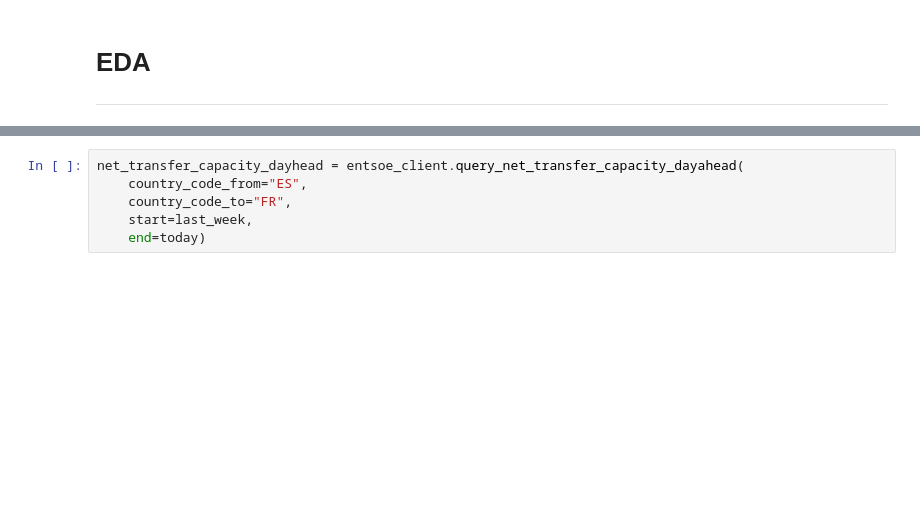
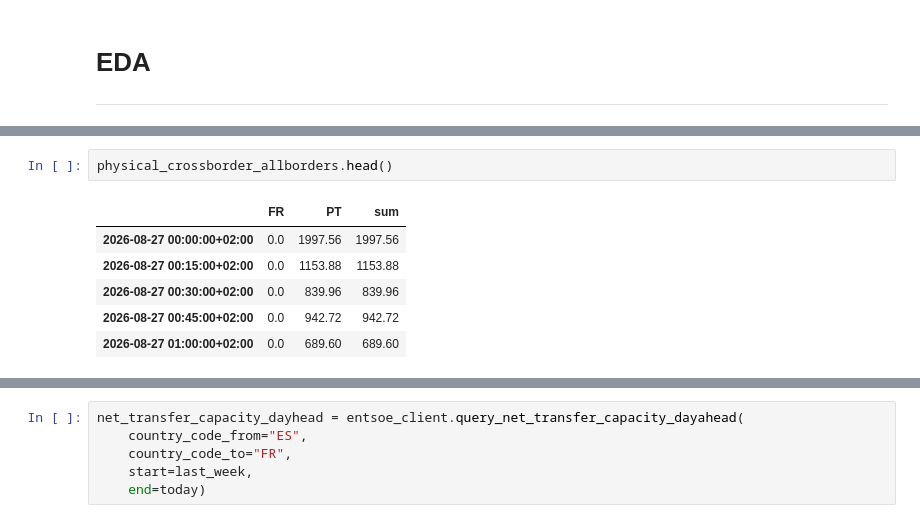
Before and after one commit to DianaDorobantu/electricity-market-brief, a Jupyter notebook: entsoe_data_categories/transmission.ipynb, the cells around one changed output, grey strips where cells are left out. Saved outputs shown, nothing was run; the diff lists cells and outputs as text; blank space fills up the shorter version.

```diff
--- a/entsoe_data_categories/transmission.ipynb
+++ b/entsoe_data_categories/transmission.ipynb
@@ -69,0 +94,9 @@ next_month = today + pd.DateOffset(months=1)
+# %%
+physical_crossborder_allborders.head()
+# %% [output]
+|  | FR | PT | sum |
+| 2026-08-27 00:00:00+02:00 | 0.0 | 1997.56 | 1997.56 |
+| 2026-08-27 00:15:00+02:00 | 0.0 | 1153.88 | 1153.88 |
+| 2026-08-27 00:30:00+02:00 | 0.0 | 839.96 | 839.96 |
+| 2026-08-27 00:45:00+02:00 | 0.0 | 942.72 | 942.72 |
+| 2026-08-27 01:00:00+02:00 | 0.0 | 689.60 | 689.60 |
```
Also changed, not shown: parts of 11 cells of this notebook, 3 other files.
